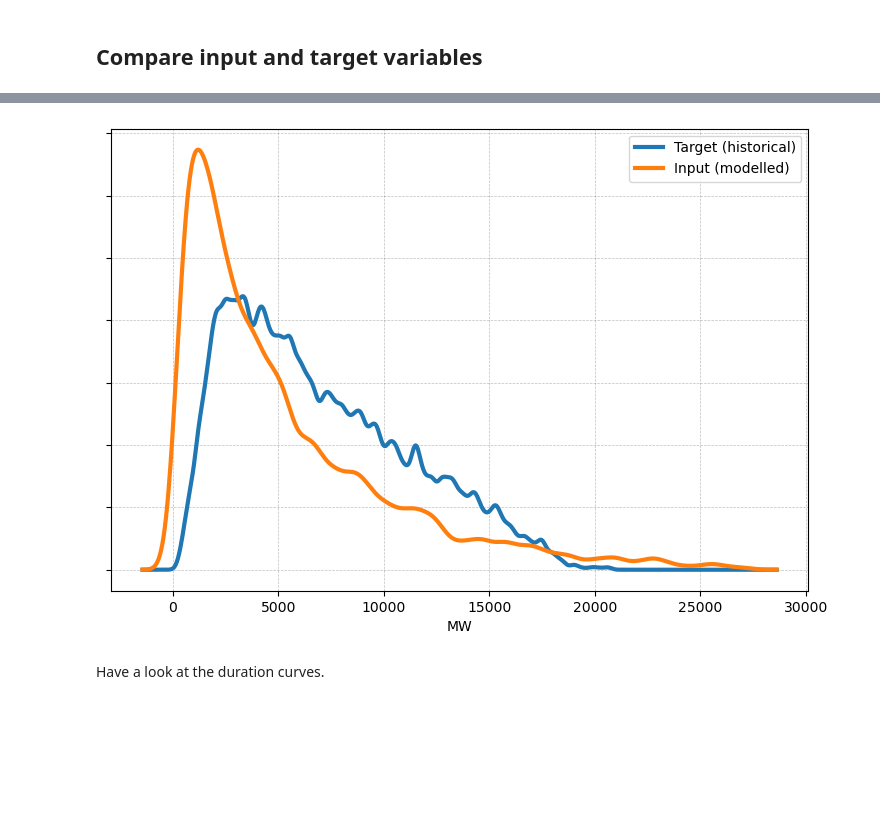
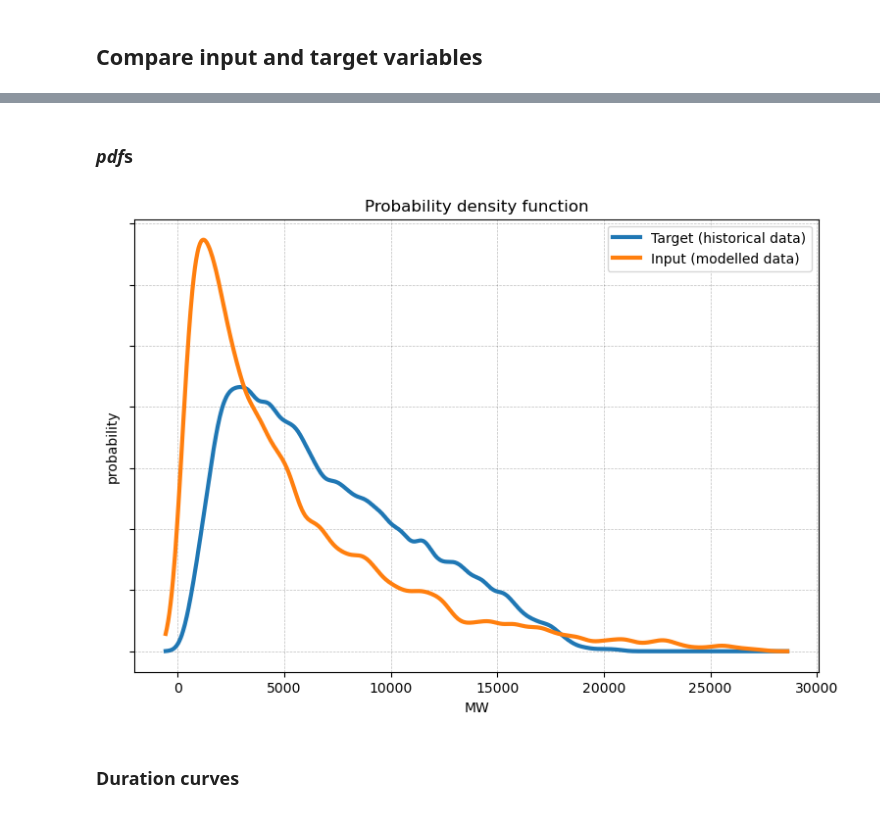
Before and after one commit to cristobal-GC/Q2Q_repository, a Jupyter notebook: notebooks/Tutorial_Creating_Q2Q_transform.ipynb, the cells around one changed output, grey strips where cells are left out. Drawn from its saved outputs; the diff is of its cells as text; code cells hidden in the pictures; blank space fills up the shorter version.

```diff
--- a/notebooks/Tutorial_Creating_Q2Q_transform.ipynb
+++ b/notebooks/Tutorial_Creating_Q2Q_transform.ipynb
@@ -32,9 +32,13 @@ Generation time series for Spain can be retrieved at https://api.esios.ree.es/.
 # %% [markdown]
 This repository includes historical generation time series for Spain for several years in folder `data/historical_data/`
 # %%
+##### Parameters
+carrier = 'onwind'
+year = 2023
+
+
 ##### Load target data
-
-df_target = pd.read_csv('../data/historical_data/onwind_2023.csv',
+df_target = pd.read_csv(f'../data/historical_data/{carrier}_{year}.csv',
                         index_col=0, parse_dates=True)
 # %% [markdown]
 ### Modelled data
@@ -59,9 +63,13 @@ This repository includes modelled generation time series for Spain for several y
 
 > {carrier}\_{cutout}\_{year}\_{clustering}.csv
 # %%
+##### Parameters
+cutout = 'iberia'
+clustering = 'NUTS3'
+
+
 ##### Load input data
-
-df_input = pd.read_csv('../data/modelled_data/onwind_iberia_2023_NUTS3.csv',
+df_input = pd.read_csv(f'../data/modelled_data/{carrier}_{cutout}_{year}_{clustering}.csv',
                         index_col=0, parse_dates=True)
 # %% [markdown]
 ## Compare input and target variables
@@ -70,7 +104,9 @@ Have a look at the *pdf*s of both variables.
+# %% [markdown]
+### *pdf*s
 # %%
-##### Range for x values
+##### Define the range of values
 x_max = 1.05*max([df_target.max().max(), df_input.max().max()])
-x_min = -0.05*x_max
+x_min = -0.02*x_max
 N = 1000
 x_values = np.linspace(x_min, x_max, N)
 # %%
@@ -88,18 +124,20 @@ pdf_target = kde_target(x_values)
 # %%
 ##### Figure
 fig, ax = plt.subplots(1,1,figsize=(9,6))
 
-ax.plot(x_values, pdf_target, label='Target (historical)', linewidth=3)
-ax.plot(x_values, pdf_input, label='Input (modelled)', linewidth=3)
+ax.plot(x_values, pdf_target, label='Target (historical data)', linewidth=3)
+ax.plot(x_values, pdf_input, label='Input (modelled data)', linewidth=3)
 
+ax.set_title('Probability density function')
 ax.set_xlabel('MW')
+ax.set_ylabel('probability')
 ax.set_yticklabels([])
 ax.legend()
 ax.grid(True, linestyle='--', linewidth=0.5, color='black', alpha=0.25)
 # %% [output]
-[figure, old version]
+[figure, new version]
-# %% [markdown]
-Have a look at the duration curves.
+# %% [markdown]
+### Duration curves
 # %%
 ##### Duration curves
 sorted_target = df_target['value'].sort_values(ascending=False).reset_index(drop=True)
```
Also changed, not shown: parts of 8 cells of this notebook.
